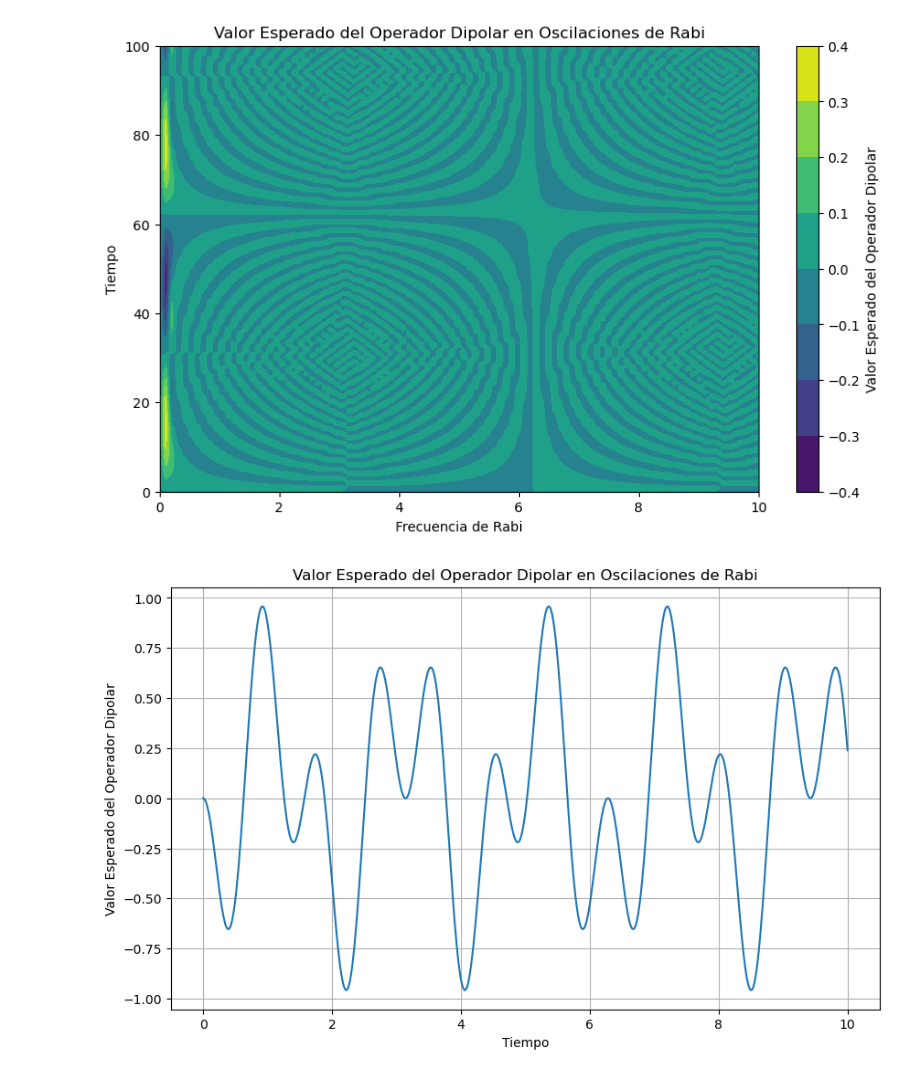
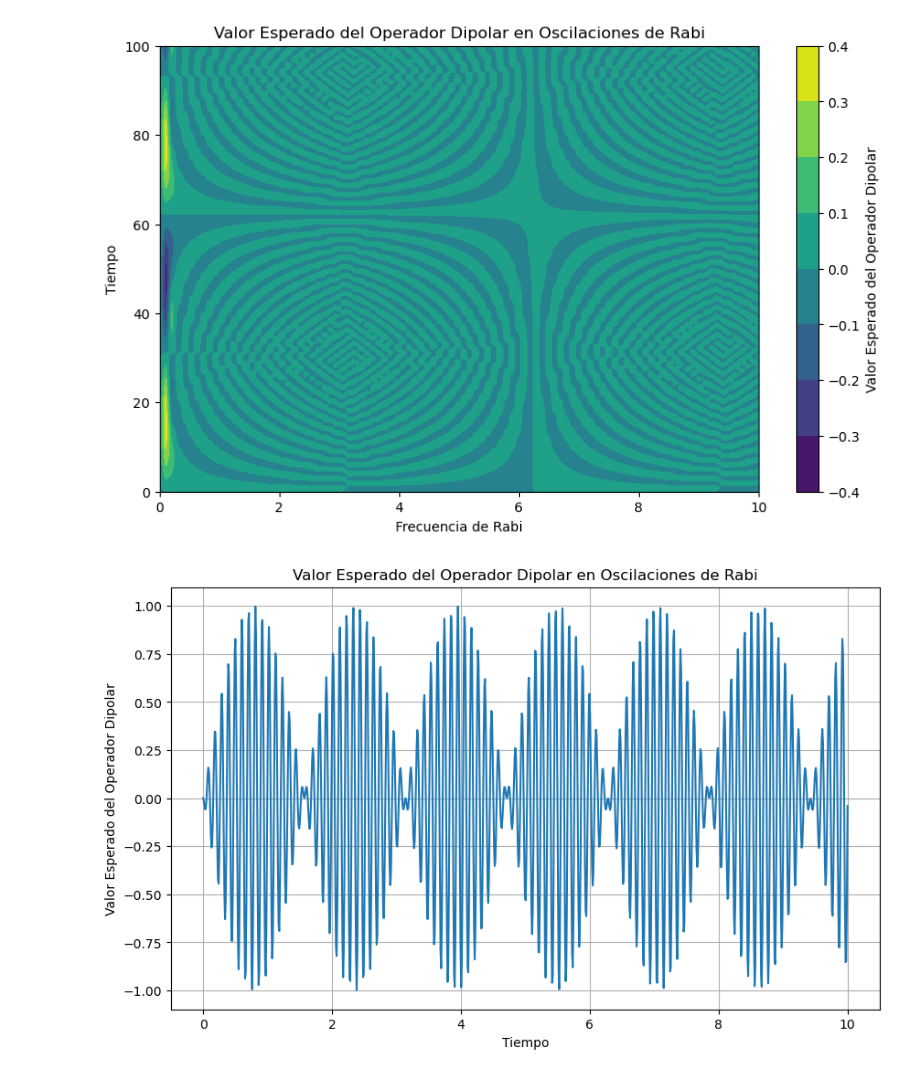
Before and after one commit to ComancheMario/Python-, a Jupyter notebook: Tesis/Sims.ipynb, the cells around one changed output. Drawn from its saved outputs; the diff is of its cells as text; code cells hidden in the pictures.

```diff
--- a/Tesis/Sims.ipynb
+++ b/Tesis/Sims.ipynb
@@ -152,27 +152,27 @@ plt.show()
 # %%
 import numpy as np
 import matplotlib.pyplot as plt
 
 # Definir la función para el valor esperado del operador dipolar
 def dipolar_value(M, Omega_r, omega_eg, time):
     return -M * np.sin(2 * Omega_r * time) * np.sin(omega_eg * time)
 
 # Definir el rango de valores para la frecuencia de Rabi y el tiempo
 Omega_r = 1.0  # Frecuencia de Rabi
-omega_eg = 5.0  # Frecuencia de transición
+omega_eg = 60.0  # Frecuencia de transición
 M = 1.0  # Constante M
 time_range = np.linspace(0, 10, 1000)  # Cambia los límites y la cantidad de puntos según sea necesario
 
 # Calcular el valor esperado del operador dipolar para cada valor de tiempo
 dipolar_values = dipolar_value(M, Omega_r, omega_eg, time_range)
 
 # Graficar
 plt.figure(figsize=(10, 6))
 plt.plot(time_range, dipolar_values)
 plt.xlabel('Tiempo')
 plt.ylabel('Valor Esperado del Operador Dipolar')
 plt.title('Valor Esperado del Operador Dipolar en Oscilaciones de Rabi')
 plt.grid(True)
 plt.show()
 # %% [output]
-[figure, old version]
+[figure, new version]
```
